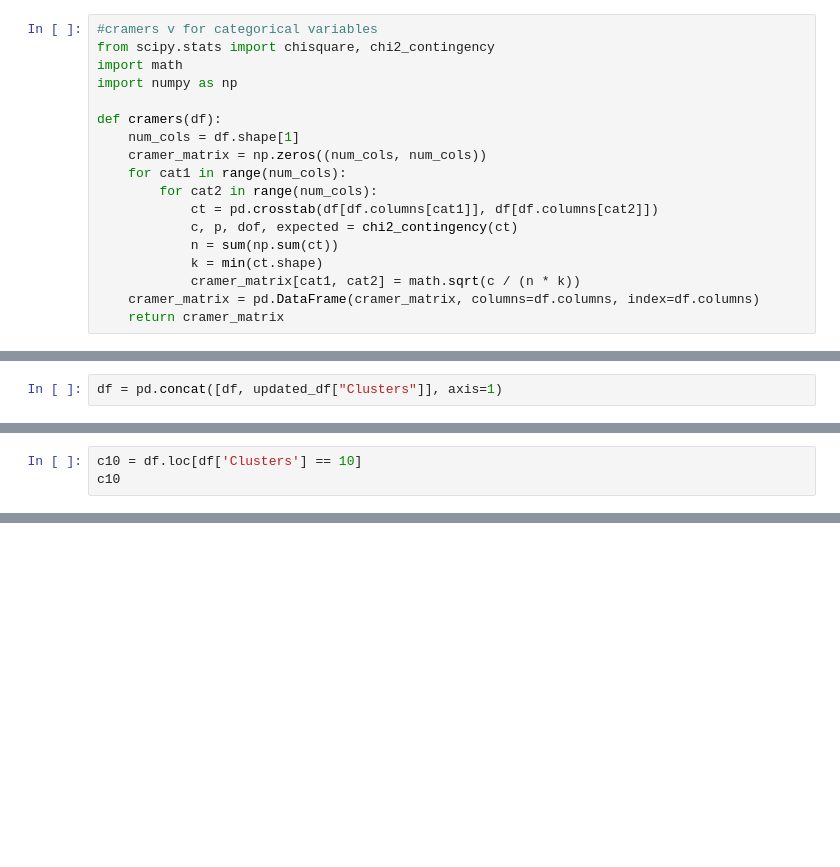
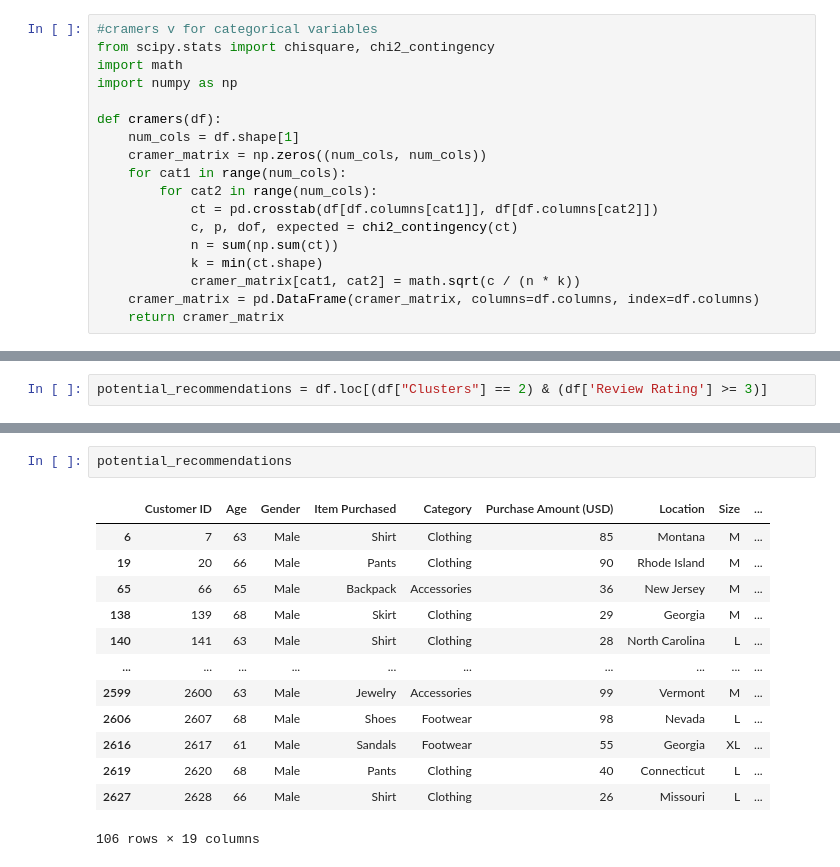
Before and after one commit to suyashgoel/product-recommendation, a Jupyter notebook: product-recommendation.ipynb, the cells around one changed output, grey strips where cells are left out. Saved outputs shown, nothing was run; the diff lists cells and outputs as text; blank space fills up the shorter version.

Commit message:
Feature: potential recommendations

```diff
--- a/product-recommendation.ipynb
+++ b/product-recommendation.ipynb
@@ -153,2 +161,0 @@ print(updated_df.loc[updated_df["Clusters"] == 10])
-# %%
-df = pd.concat([df, updated_df["Clusters"]], axis=1)
@@ -155,3 +232,2 @@ df = pd.concat([df, updated_df["Clusters"]], axis=1)
 # %%
-c10 = df.loc[df['Clusters'] == 10]
-c10
+potential_recommendations = df.loc[(df["Clusters"] == 2) & (df['Review Rating'] >= 3)]
@@ -188,0 +254,16 @@ c25
+# %%
+potential_recommendations
+# %% [output]
+|  | Customer ID | Age | Gender | Item Purchased | Category | Purchase Amount (USD) | Location | Size | ... |
+| 6 | 7 | 63 | Male | Shirt | Clothing | 85 | Montana | M | ... |
+| 19 | 20 | 66 | Male | Pants | Clothing | 90 | Rhode Island | M | ... |
+| 65 | 66 | 65 | Male | Backpack | Accessories | 36 | New Jersey | M | ... |
+| 138 | 139 | 68 | Male | Skirt | Clothing | 29 | Georgia | M | ... |
+| 140 | 141 | 63 | Male | Shirt | Clothing | 28 | North Carolina | L | ... |
+| ... | ... | ... | ... | ... | ... | ... | ... | ... | ... |
+| 2599 | 2600 | 63 | Male | Jewelry | Accessories | 99 | Vermont | M | ... |
+| 2606 | 2607 | 68 | Male | Shoes | Footwear | 98 | Nevada | L | ... |
+| 2616 | 2617 | 61 | Male | Sandals | Footwear | 55 | Georgia | XL | ... |
+| 2619 | 2620 | 68 | Male | Pants | Clothing | 40 | Connecticut | L | ... |
+| 2627 | 2628 | 66 | Male | Shirt | Clothing | 26 | Missouri | L | ... |
+106 rows × 19 columns
```
Also changed, not shown: parts of 20 cells of this notebook.
